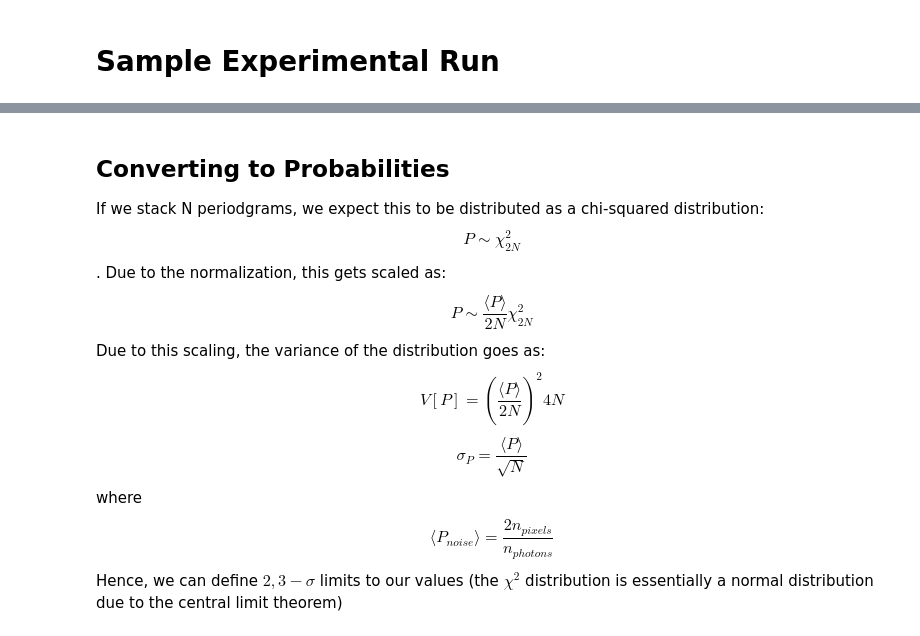
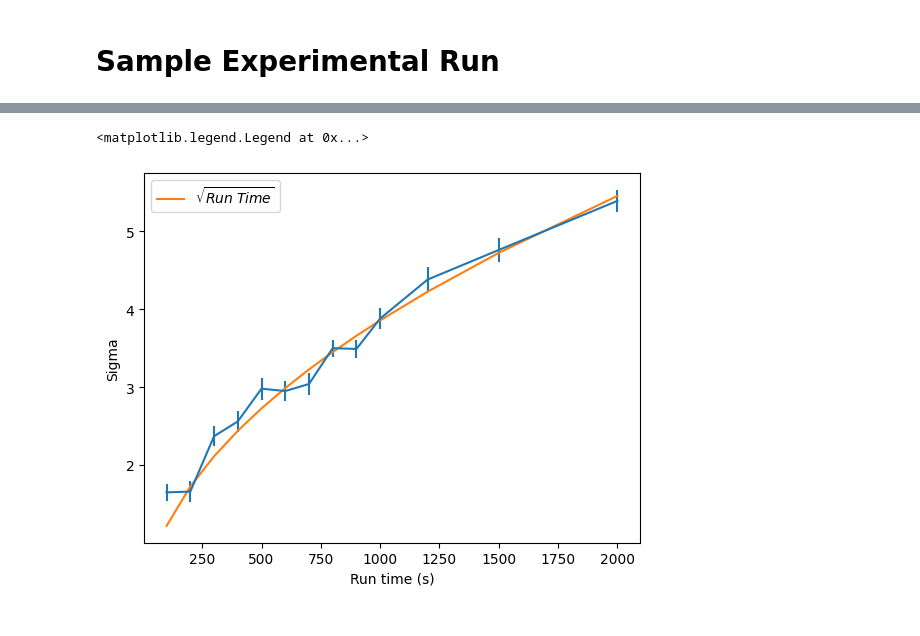
Before and after one commit to ShashanthS/XRI, a Jupyter notebook: XRI_Code.ipynb, the cells around one changed output, grey strips where cells are left out. Cells and saved outputs as stored; diff of their text form; code cells hidden in the pictures.

```diff
--- a/XRI_Code.ipynb
+++ b/XRI_Code.ipynb
@@ -483,19 +455,22 @@ Number of exposures to be taken: 1920000
-# %% [markdown]
-## Converting to Probabilities
-If we stack N periodgrams, we expect this to be distributed as a chi-squared distribution:
-$$P \sim \chi^2_{2N}$$. Due to the normalization, this gets scaled as:
-$$
-P \sim \frac{\langle P \rangle}{2N}\chi^2_{2N}
-$$
-Due to this scaling, the variance of the distribution goes as:
-$$
-V[P] = {\left( \frac{\langle P \rangle}{2N}\right)}^2 4N
-$$
-$$
-\sigma_P = \frac{\langle P \rangle}{\sqrt{N}}
-$$
-where
-$$
-\langle P_{noise} \rangle = \frac{2 n_{pixels}}{n_{photons}}
-$$
-Hence, we can define $2,3-\sigma$ limits to our values (the $\chi^2$ distribution is essentially a normal distribution due to the central limit theorem)
+# %%
+run_times = np.array([100, 200, 300, 400, 500, 600, 700, 800, 900, 1000, 1200, 1500, 2000])
+
+result_sigvals = [1.65, 1.66, 2.37, 2.56, 2.98, 2.95, 3.04, 3.50, 3.49, 3.88, 4.38, 4.76, 5.39]
+result_errs = [0.11, 0.13, 0.13, 0.13, 0.14, 0.13, 0.14, 0.11, 0.11, 0.13, 0.16, 0.15, 0.14]
+
+plt.errorbar(run_times, result_sigvals, yerr=result_errs)
+
+M = run_times/0.005
+
+# snr = sig_val_avg_list + M
+# plt.plot(snr, M, '.')
+
+plt.plot(run_times, np.sqrt(run_times)/8.2, label=r'$\sqrt{Run \; Time}$')
+# plt.plot(M, result_sigvals)
+plt.xlabel('Run time (s)')
+plt.ylabel('Sigma')
+plt.savefig('Figures/RunTime_Scaling.png')
+plt.legend()
+# %% [output]
+<matplotlib.legend.Legend at 0x...>
+[figure, added]
```
Also changed, not shown: parts of 29 cells of this notebook.
